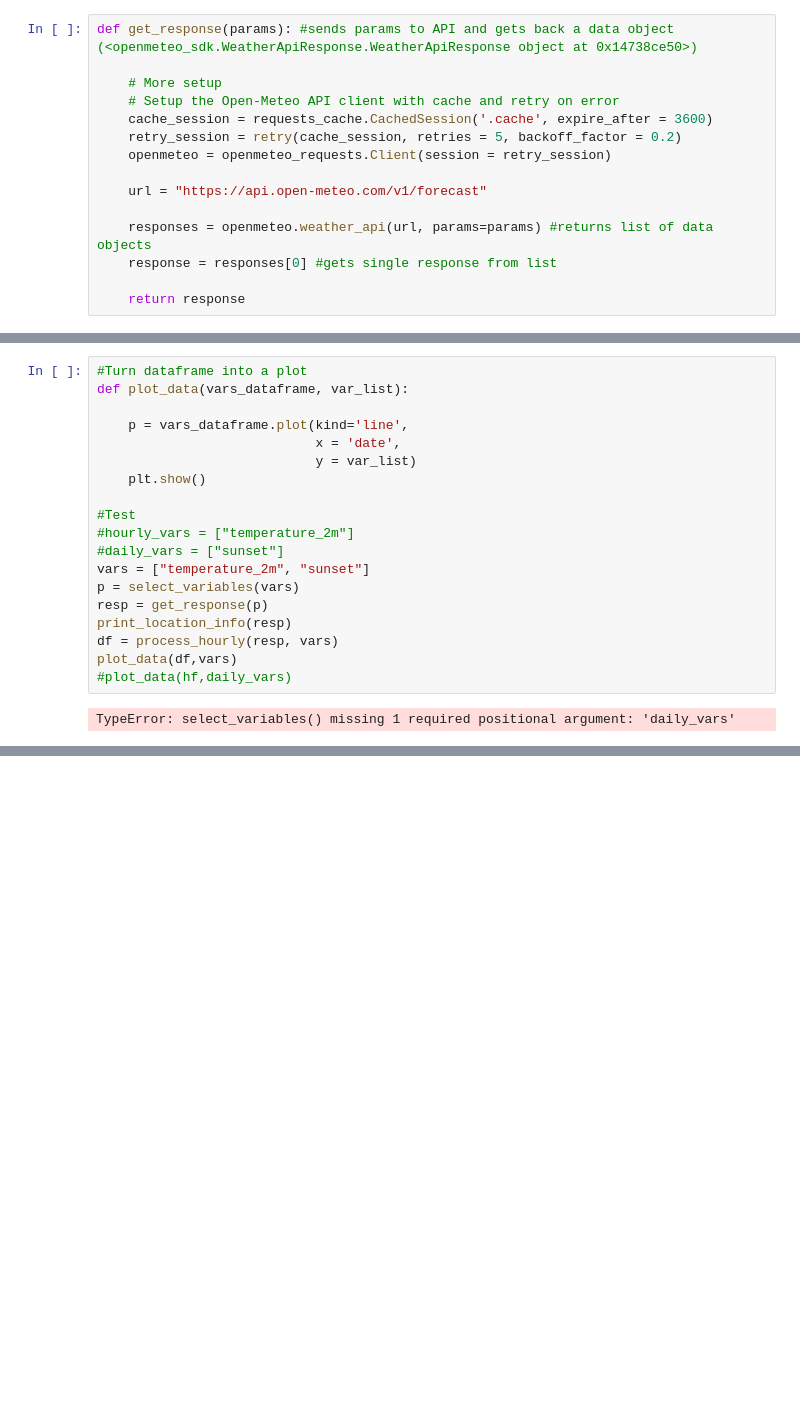
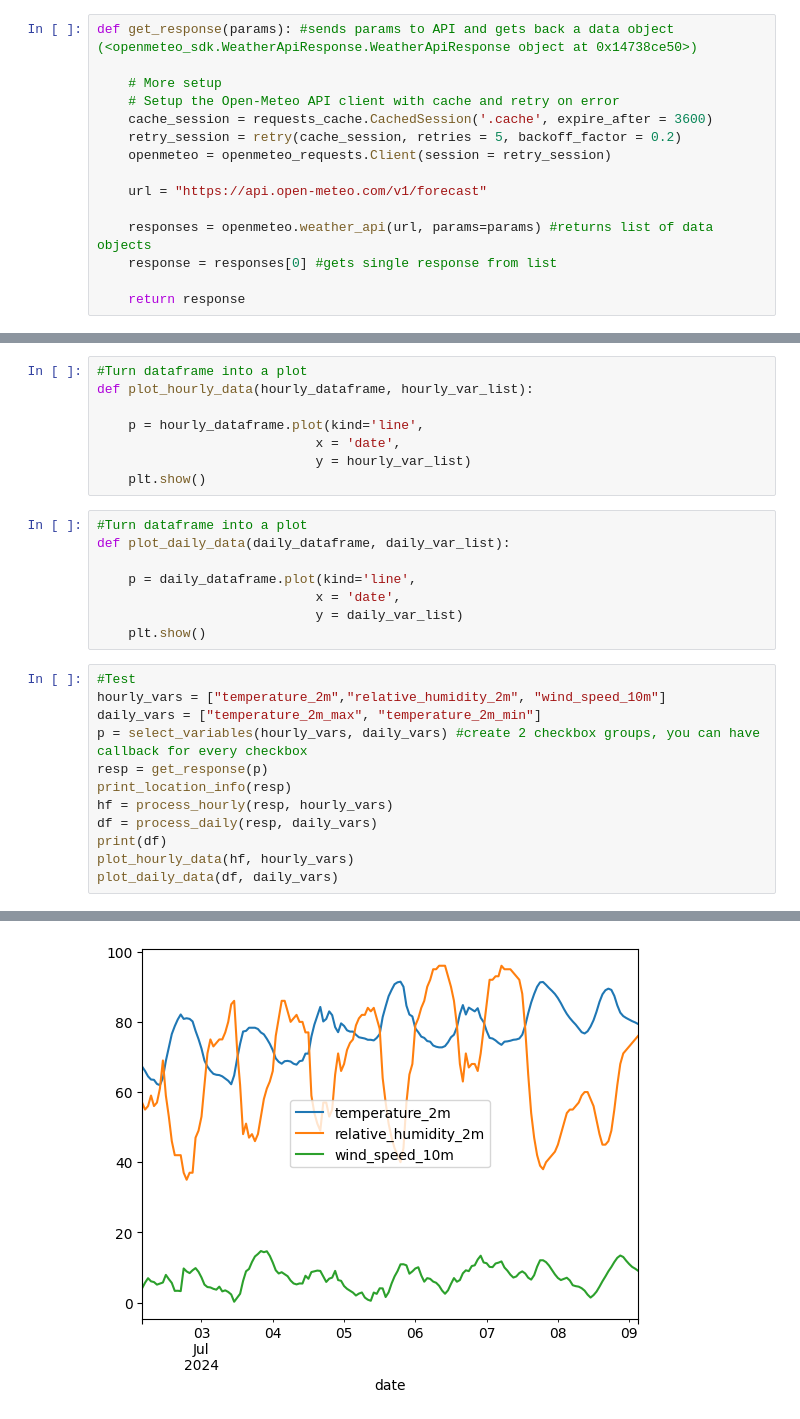
Before and after one commit to ChHarding/weather-app_project, a Jupyter notebook: playground.ipynb, the cells around one changed output, grey strips where cells are left out. Cells and saved outputs as stored; diff of their text form; blank space fills up the shorter version.

```diff
--- a/playground.ipynb
+++ b/playground.ipynb
@@ -217,21 +97,29 @@ def process_vars(response, vars):
 # %%
 #Turn dataframe into a plot
-def plot_data(vars_dataframe, var_list):
+def plot_hourly_data(hourly_dataframe, hourly_var_list):
 
-	p = vars_dataframe.plot(kind='line',
+	p = hourly_dataframe.plot(kind='line',
 							x = 'date',
-							y = var_list)
+							y = hourly_var_list)
 	plt.show()
-
-#Test
-#hourly_vars = ["temperature_2m"]
-#daily_vars = ["sunset"]
-vars = ["temperature_2m", "sunset"]
-p = select_variables(vars)
-resp = get_response(p)
-print_location_info(resp)
-df = process_hourly(resp, vars)
-plot_data(df,vars)
-#plot_data(hf,daily_vars)
-# %% [output]
-TypeError: select_variables() missing 1 required positional argument: 'daily_vars'
+# %%
+#Turn dataframe into a plot
+def plot_daily_data(daily_dataframe, daily_var_list):
+
+	p = daily_dataframe.plot(kind='line',
+							x = 'date',
+							y = daily_var_list)
+	plt.show()
+# %%
+#Test
+hourly_vars = ["temperature_2m","relative_humidity_2m", "wind_speed_10m"]
+daily_vars = ["temperature_2m_max", "temperature_2m_min"]
+p = select_variables(hourly_vars, daily_vars) #create 2 checkbox groups, you can have callback for every checkbox
+resp = get_response(p)
+print_location_info(resp)
+hf = process_hourly(resp, hourly_vars)
+df = process_daily(resp, daily_vars)
+print(df)
+plot_hourly_data(hf, hourly_vars)
+plot_daily_data(df, daily_vars)
+# %% [output]
@@ -237,0 +140 @@ TypeError: select_variables() missing 1 required positional argument: 'daily_var
+[figure, added]
```
Also changed, not shown: parts of 10 cells of this notebook, 3 other files.
